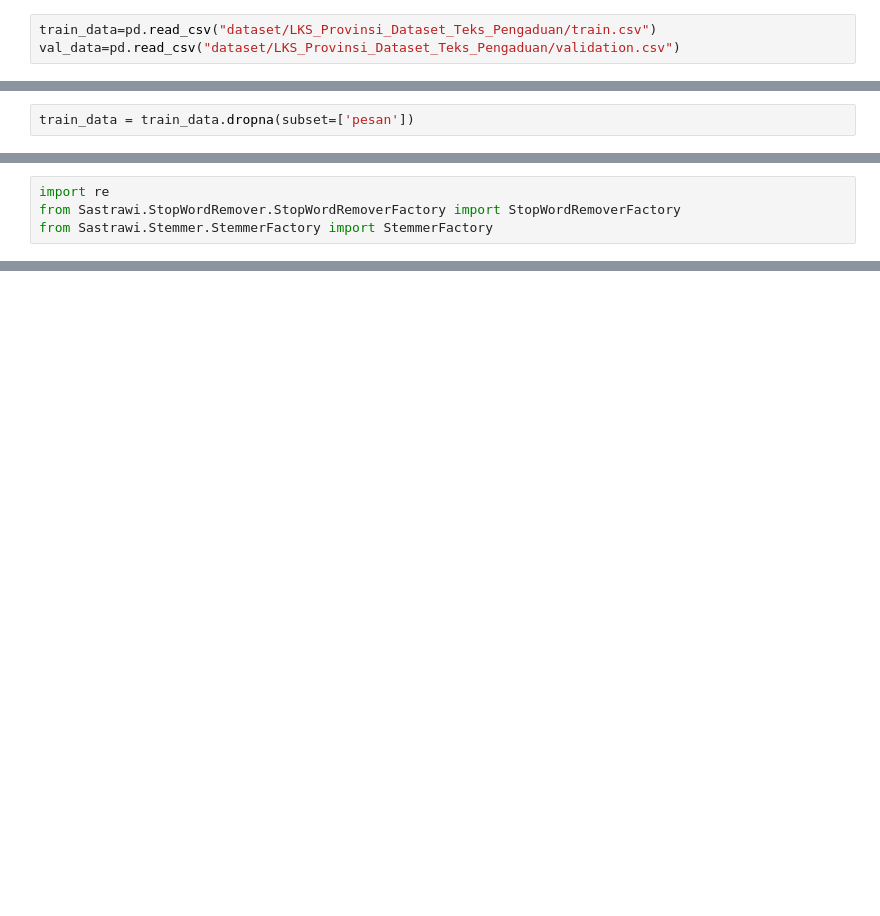
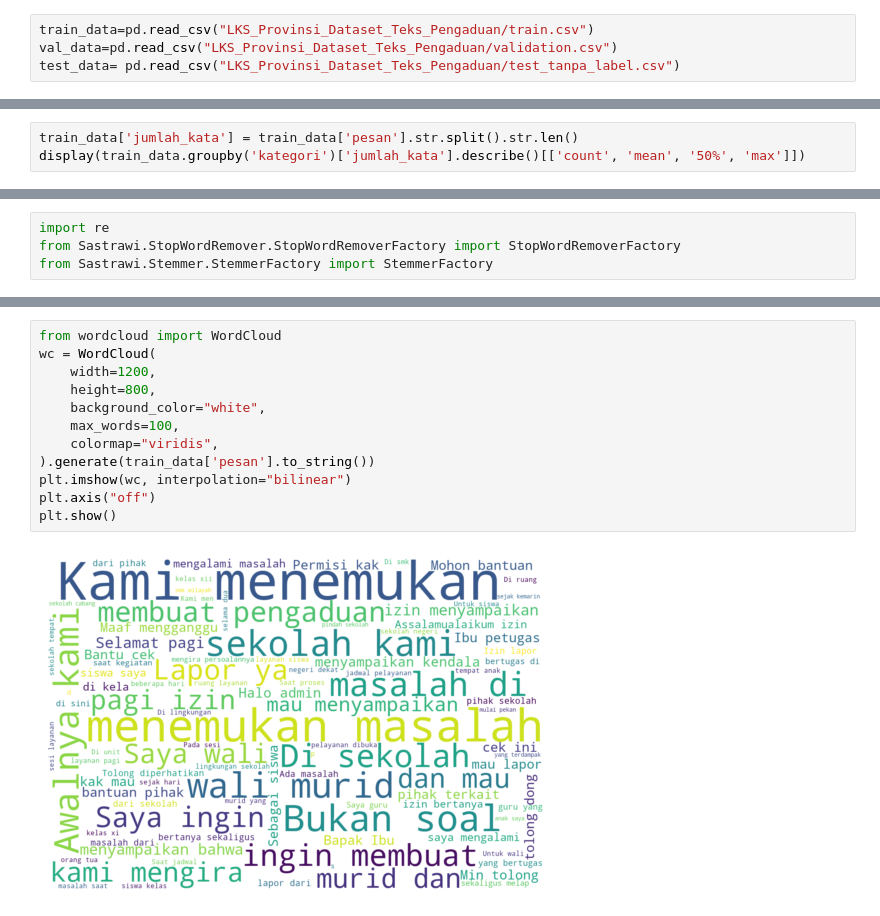
Before and after one commit to inggritsetyabudi/lks-ai-lab, a Jupyter notebook: LKS_LAB.ipynb, the cells around one changed output, grey strips where cells are left out. Drawn from its saved outputs; the diff is of its cells as text; blank space fills up the shorter version.

```diff
--- a/LKS_LAB.ipynb
+++ b/LKS_LAB.ipynb
@@ -90,8 +90,9 @@ import re
 pd.set_option("display.max_rows", None)
 pd.set_option("display.max_columns", None)
 # %%
-train_data=pd.read_csv("dataset/LKS_Provinsi_Dataset_Teks_Pengaduan/train.csv")
-val_data=pd.read_csv("dataset/LKS_Provinsi_Dataset_Teks_Pengaduan/validation.csv")
+train_data=pd.read_csv("LKS_Provinsi_Dataset_Teks_Pengaduan/train.csv")
+val_data=pd.read_csv("LKS_Provinsi_Dataset_Teks_Pengaduan/validation.csv")
+test_data= pd.read_csv("LKS_Provinsi_Dataset_Teks_Pengaduan/test_tanpa_label.csv")
 # %%
 display(train_data.head())
 print()
@@ -379,5 +383,3 @@ plt.tight_layout()
 plt.show()
 # %% [output]
 [figure]
-# %%
-train_data = train_data.dropna(subset=['pesan'])
@@ -403,0 +415,3 @@ Successfully installed PySastrawi-1.2.1
+# %%
+train_data['jumlah_kata'] = train_data['pesan'].str.split().str.len()
+display(train_data.groupby('kategori')['jumlah_kata'].describe()[['count', 'mean', '50%', 'max']])
@@ -413,0 +450,14 @@ stemmer = stem_factory.create_stemmer()
+# %%
+from wordcloud import WordCloud
+wc = WordCloud(
+    width=1200,
+    height=800,
+    background_color="white",
+    max_words=100,
+    colormap="viridis",
+).generate(train_data['pesan'].to_string())
+plt.imshow(wc, interpolation="bilinear")
+plt.axis("off")
+plt.show()
+# %% [output]
+[figure, added]
```
Also changed, not shown: parts of 24 cells of this notebook.
